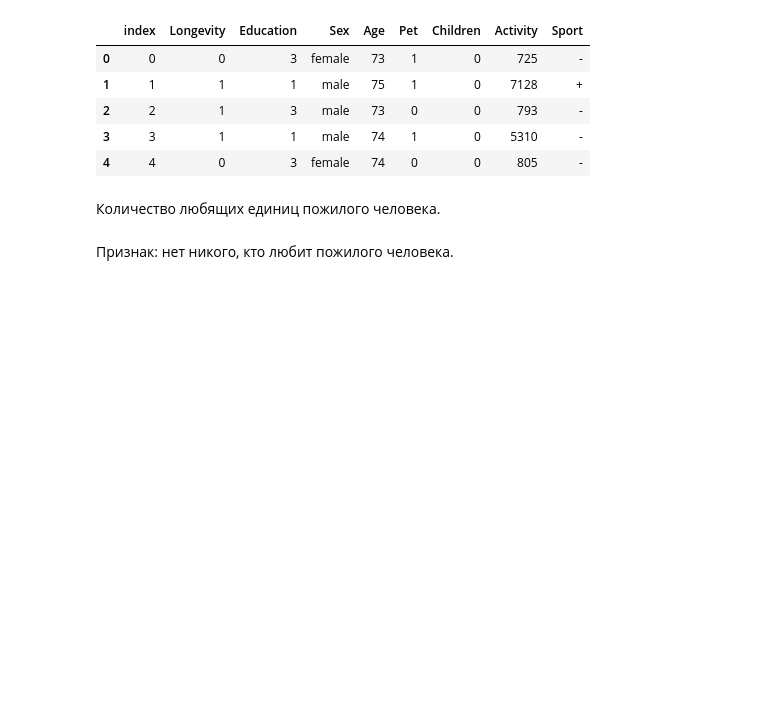
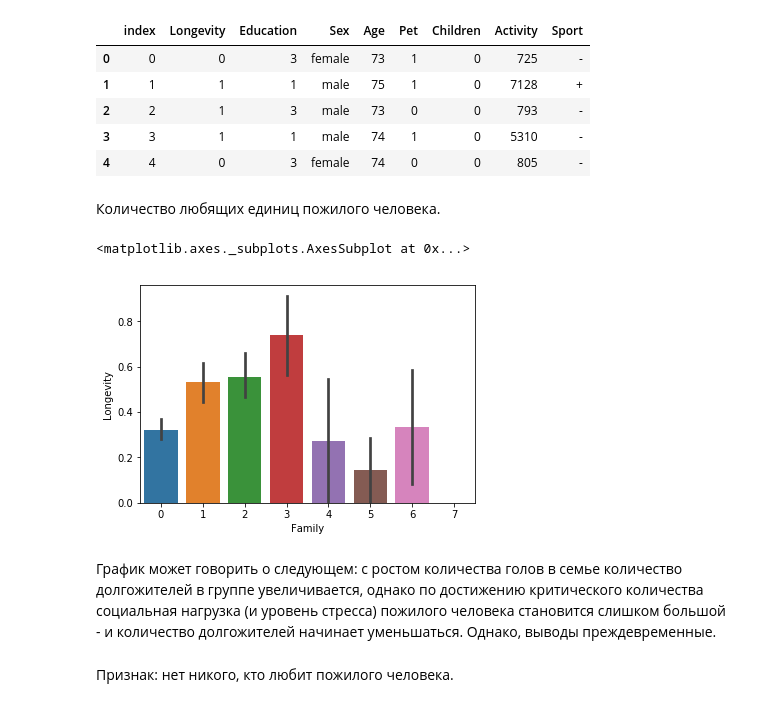
Before and after one commit to Raskol-dm/BMSTU-Hakaton_, a Jupyter notebook: Day2/Day 2.ipynb, the cells around one changed output. Drawn from its saved outputs; the diff is of its cells as text; code cells hidden in the pictures; blank space fills up the shorter version.

```diff
--- a/Day2/Day 2.ipynb
+++ b/Day2/Day 2.ipynb
@@ -98,6 +101,13 @@ train_df_clean.head()
 # (Семья на основе детей и домашних животных),
 # чтобы получить общее количество членов семьи.
 train_df_clean['Family'] = train_df_clean['Children'] + train_df_clean['Pet']
+# %%
+sns.barplot(data=train_df_clean, x='Family', y='Longevity')
+# %% [output]
+<matplotlib.axes._subplots.AxesSubplot at 0x...>
+[figure, added]
+# %% [markdown]
+График может говорить о следующем: с ростом количества голов в семье количество долгожителей в группе увеличивается, однако по достижению критического количества социальная нагрузка (и уровень стресса) пожилого человека становится слишком большой - и количество долгожителей начинает уменьшаться. Однако, выводы преждевременные.
 # %% [markdown]
 Признак: нет никого, кто любит пожилого человека.
 # %%
```
Also changed, not shown: parts of 13 cells of this notebook, 1 other file.
